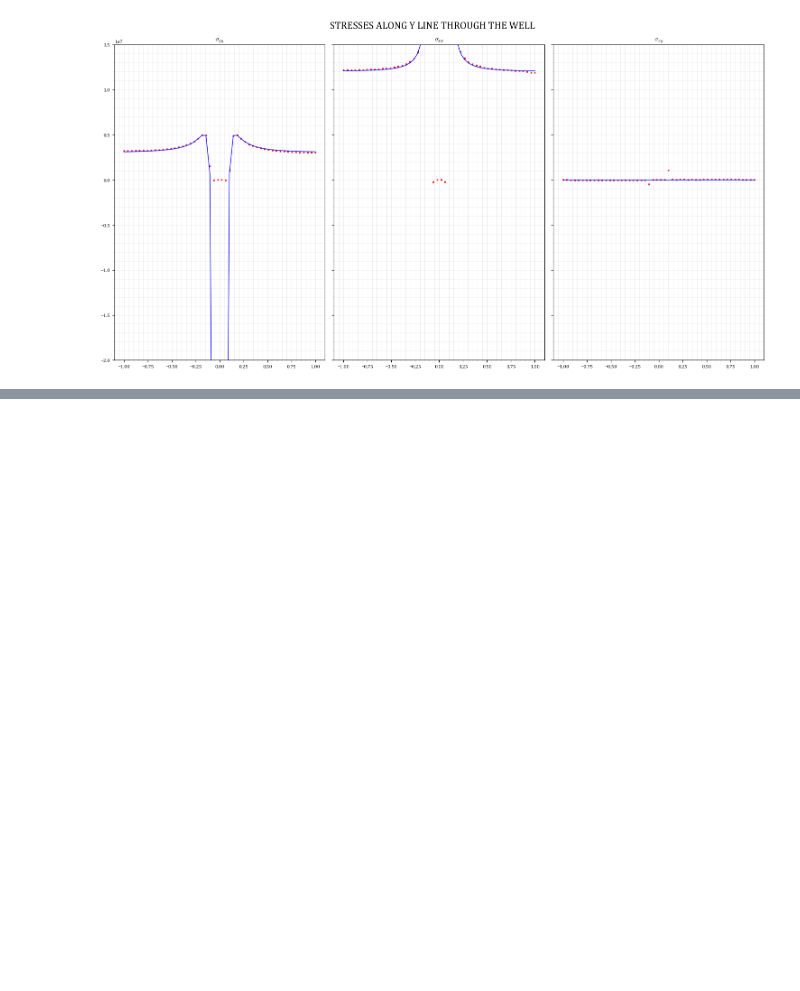
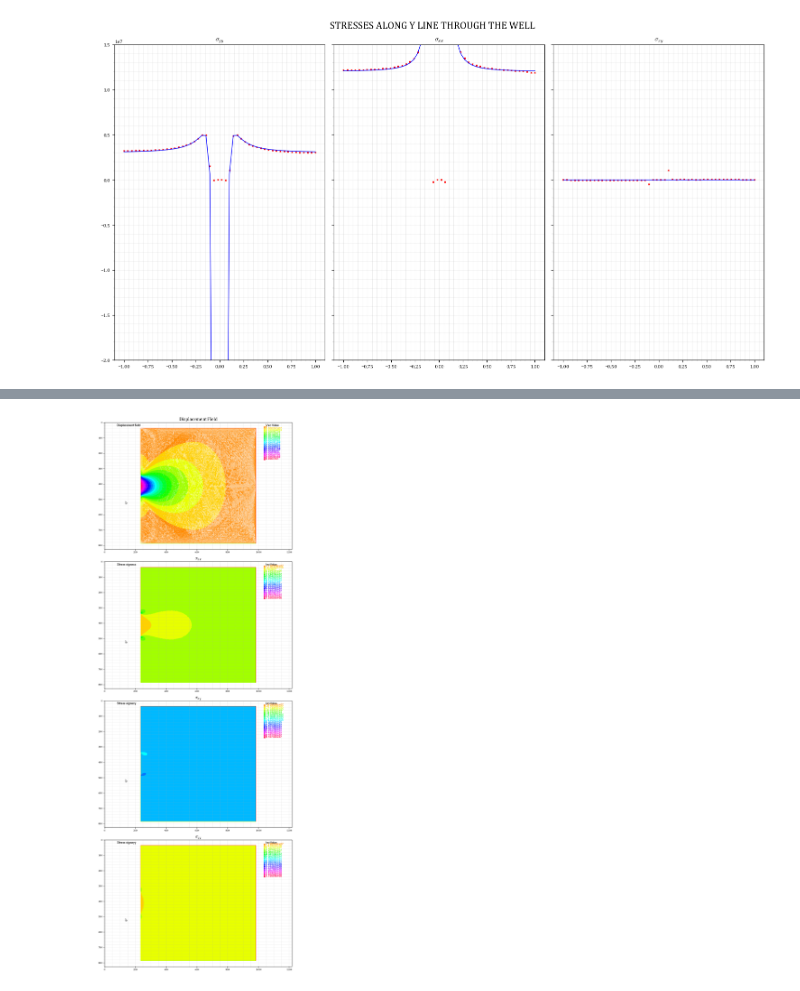
Before and after one commit to rebpoli/Doutorado, a Jupyter notebook: PGE383-AdvGeomec/HW4/AdvGeomec-Poli_Renato_HW4.ipynb, the cells around one changed output, grey strips where cells are left out. Cells and saved outputs as stored; diff of their text form; code cells hidden in the pictures; blank space fills up the shorter version.

```diff
--- a/PGE383-AdvGeomec/HW4/AdvGeomec-Poli_Renato_HW4.ipynb
+++ b/PGE383-AdvGeomec/HW4/AdvGeomec-Poli_Renato_HW4.ipynb
@@ -389,0 +415,19 @@ fig.tight_layout()
+# %%
+imgs = [
+    { 't': 'Displacement Field', 'f': "Displacement" },
+    { 't': '$\sigma_{xx}$',      'f': "SigXX" },
+    { 't': '$\sigma_{xy}$',      'f': "SigXY" },
+    { 't': '$\sigma_{yy}$',      'f': "SigYY" },
+]
+
+fig, _axs = plt.subplots(4, 1, figsize=[15,25])
+axs = _axs.flatten()
+
+from matplotlib.image import imread
+for e, ax in zip( imgs, axs ) :
+    ax.imshow( imread( f"png/{e['f']}.png" ) )
+    ax.set_title( e['t'], fontsize=15 )
+
+fig.tight_layout()
+# %% [output]
+[figure, added]
```
Also changed, not shown: parts of 6 cells of this notebook, 9 other files.
